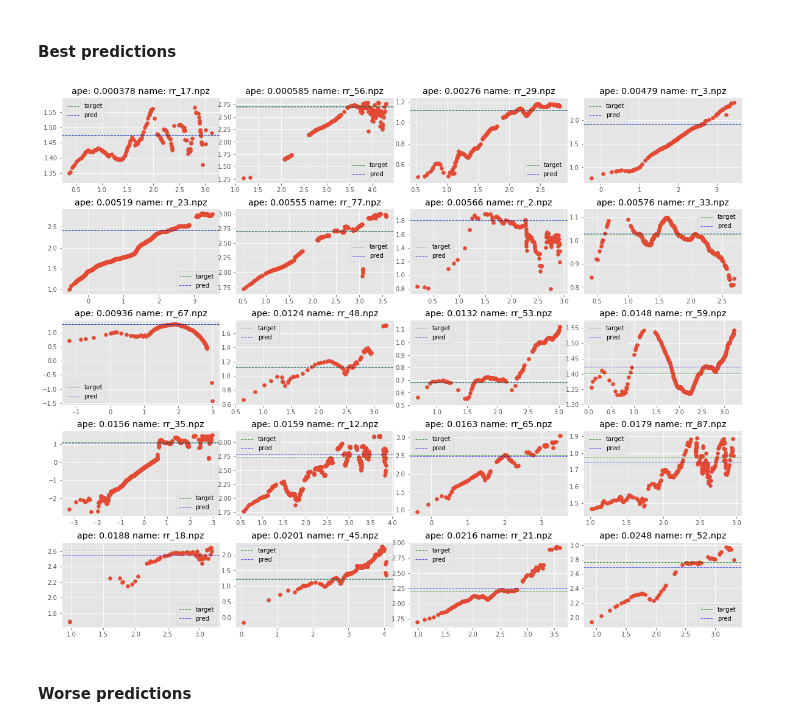
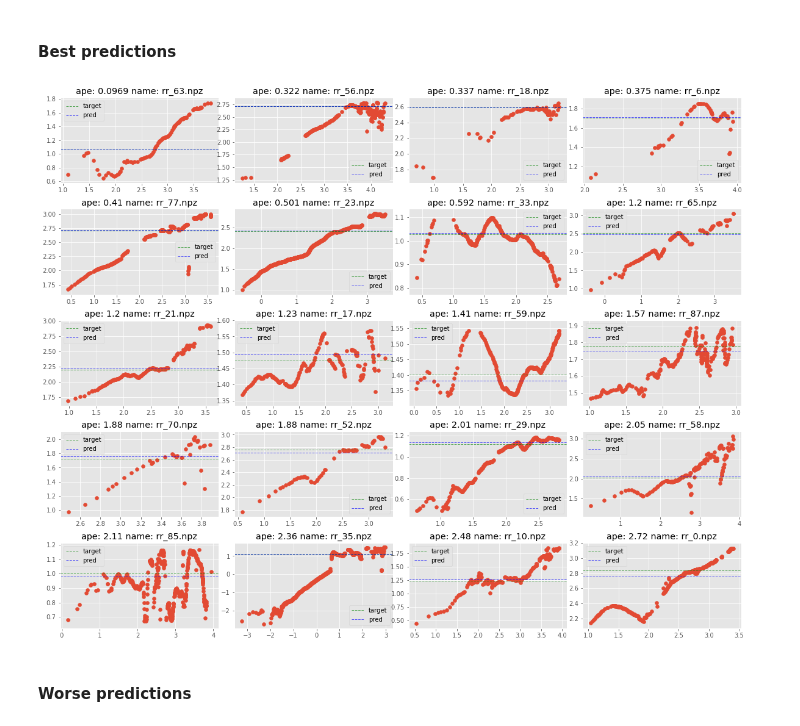
Before and after one commit to analysiscenter/radial, a Jupyter notebook: standards/training_2d_model.ipynb, the cells around one changed output. Cells and saved outputs as stored; diff of their text form; code cells hidden in the pictures.

Commit message:
updated second model's notebooks

```diff
--- a/standards/training_2d_model.ipynb
+++ b/standards/training_2d_model.ipynb
@@ -106,7 +106,7 @@ plt.title('Train loss');
 
 Prediction pipeline:
 # %%
-test_pipeline = create_predict_pipeline(prep_pipeline, train_pipeline) << ds_test
+test_pipeline = create_predict_pipeline(prep_pipeline, 'saved_model_8/') << ds_test
 # %% [markdown]
 Execute prediction pipeline.
 # %%
@@ -122,3 +121,12 @@ results, names = calculate_results(test_pipeline)
+# %%
+results, names = calculate_results(test_pipeline)
+
+true = []
+pred = []
+for key in results.keys():
+    results[key]['pred'] = np.mean(results[key]['pred'])
+    true.append(results[key]['true'][0])
+    pred.append(results[key]['pred'])
 # %% [markdown]
 Metric evaluation:
 # %%
@@ -132,21 +140,12 @@ Percentage of error less than 30%: 95.56%
 ## Predictions
 
 Now let's see an examples with the biggest error value.
-# %%
-names = []
-diff = []
-for key, item in results.items():
-    diff.append(np.abs(np.mean(item['pred']) - item['true'][0])/item['true'][0])
-    names.append(key)
-# %%
-sorted_ix = np.argsort(diff)
-names = np.array(names)[sorted_ix]
 # %% [markdown]
 #### Best predictions
 # %%
-draw_predictions(results, names[:20], path="./data_splited_1/test_isol/")
+draw_predictions(results, names[:20], path="./../../radial/research/data_splited/test_isol/")
 # %% [output]
-[figure, old version]
+[figure, new version]
 # %% [markdown]
 #### Worse predictions
 # %%
```
Also changed, not shown: parts of 5 cells of this notebook, 2 other files.
